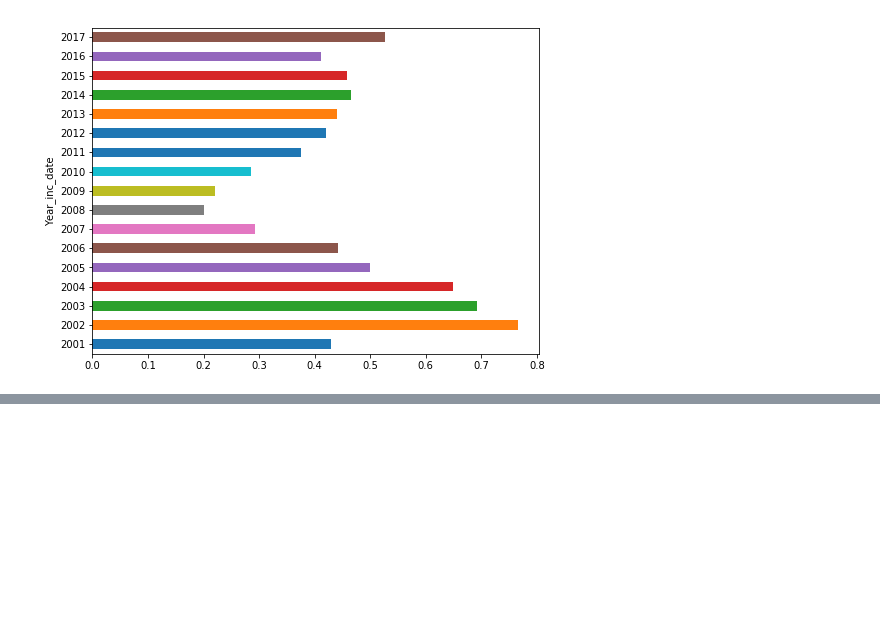
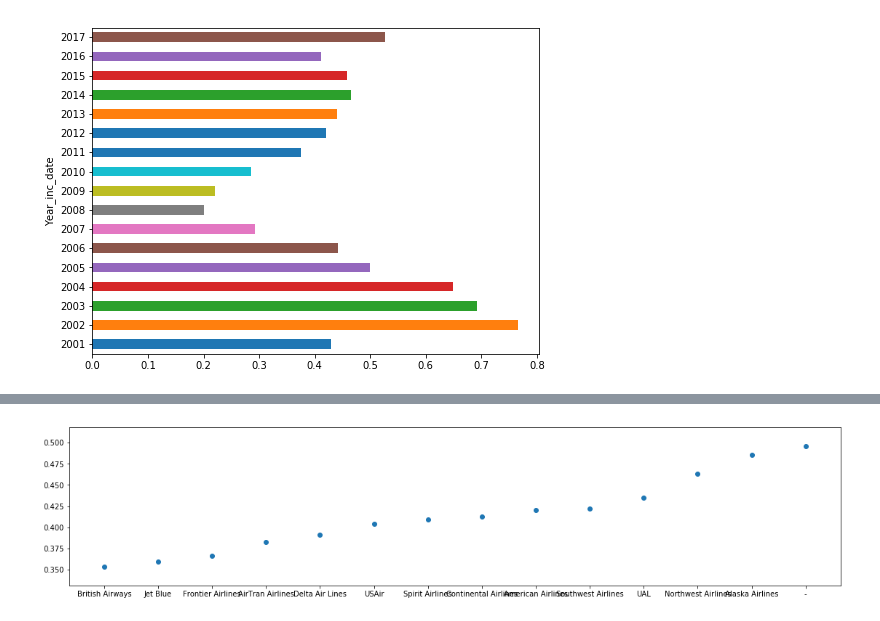
Before and after one commit to spencertollefson/tsa_claims, a Jupyter notebook: simple_models.ipynb, the cells around one changed output, grey strips where cells are left out. Saved outputs shown, nothing was run; the diff lists cells and outputs as text; code cells hidden in the pictures; blank space fills up the shorter version.

```diff
--- a/simple_models.ipynb
+++ b/simple_models.ipynb
@@ -358,0 +814,6 @@ some problems with this would be introducing YEAR and MONTH that has never been
+# %%
+ser2 = df.groupby(['airline']).bin_dispos_onehot.mean().sort_values()
+fig, ax = plt.subplots(figsize=(19, 4))
+ax.scatter(x=ser2.index, y=ser2.values);
+# %% [output]
+[figure, added]
```
Also changed, not shown: parts of 63 cells of this notebook, 22 other files.
